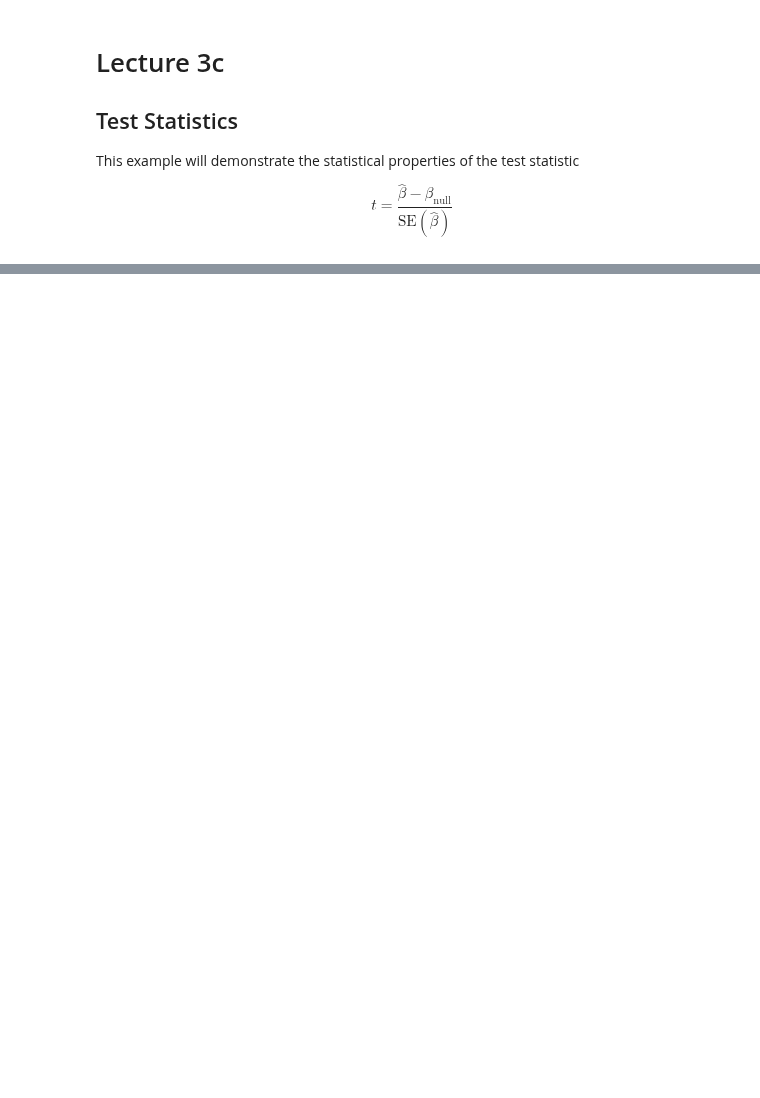
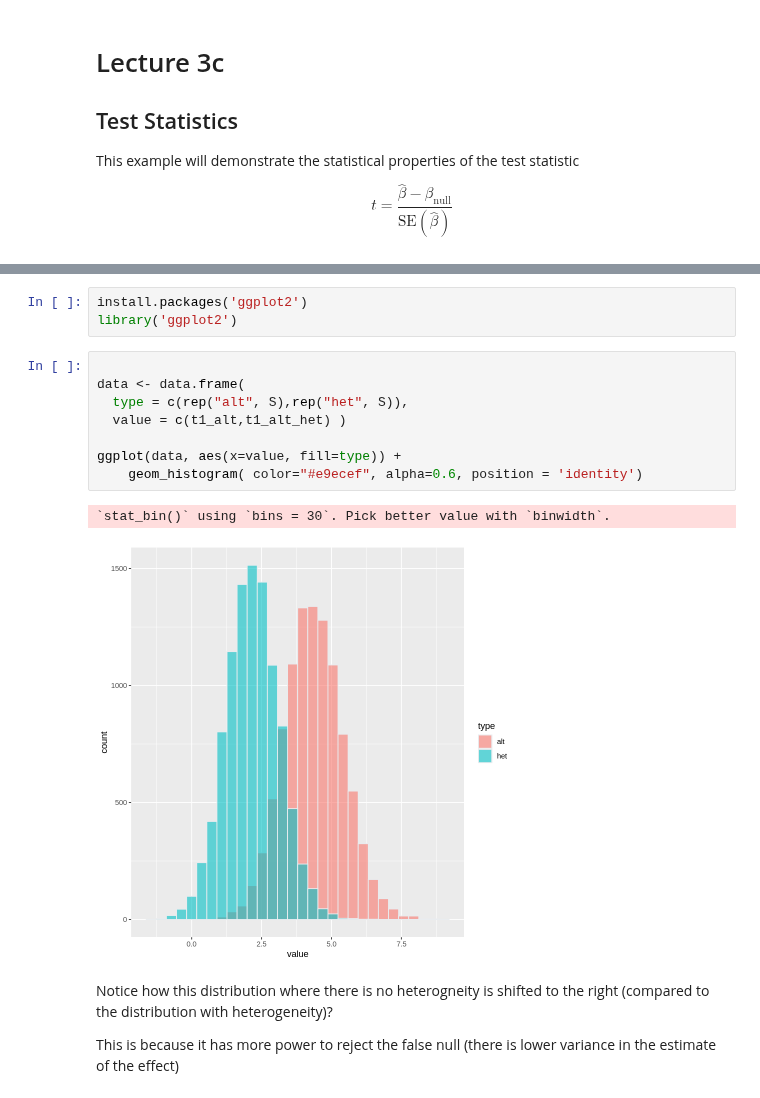
Before and after one commit to ummd/ummd.github.io, a Jupyter notebook: Teaching/RSM3053/Lecture3/Lecture3cc.ipynb, the cells around one changed output, grey strips where cells are left out. Cells and saved outputs as stored; diff of their text form; blank space fills up the shorter version.

```diff
--- a/Teaching/RSM3053/Lecture3/Lecture3cc.ipynb
+++ b/Teaching/RSM3053/Lecture3/Lecture3cc.ipynb
@@ -143,0 +66,18 @@ In the 8 samples in which the test doesn't reject the null hypothesis, this is a
+# %%
+install.packages('ggplot2')
+library('ggplot2')
+# %%
+
+data <- data.frame(
+  type = c(rep("alt", S),rep("het", S)),
+  value = c(t1_alt,t1_alt_het) )
+
+ggplot(data, aes(x=value, fill=type)) +
+    geom_histogram( color="#e9ecef", alpha=0.6, position = 'identity')
+# %% [output]
+`stat_bin()` using `bins = 30`. Pick better value with `binwidth`.
+[figure, added]
+# %% [markdown]
+Notice how this distribution where there is no heterogneity is shifted to the right (compared to the distribution with heterogeneity)?
+
+This is because it has more power to reject the false null (there is lower variance in the estimate of the effect)
```
Also changed, not shown: parts of 23 cells of this notebook.
